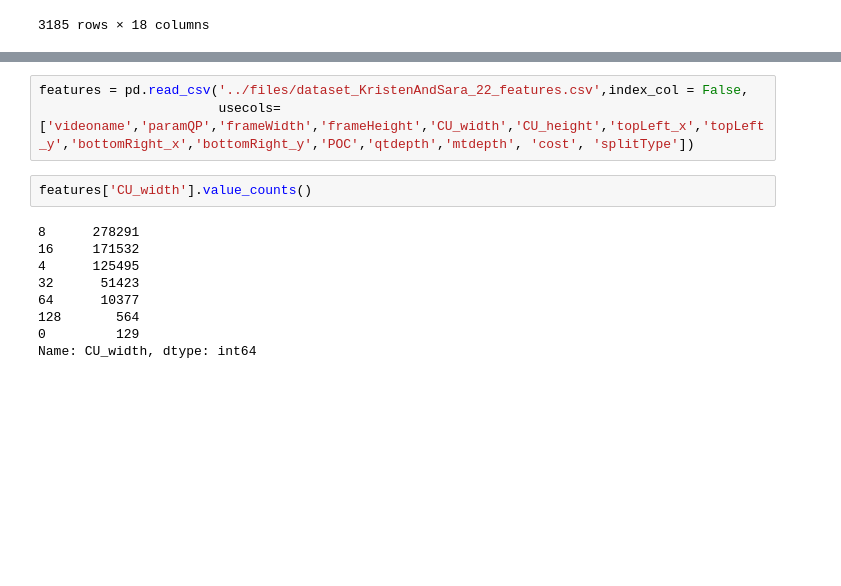
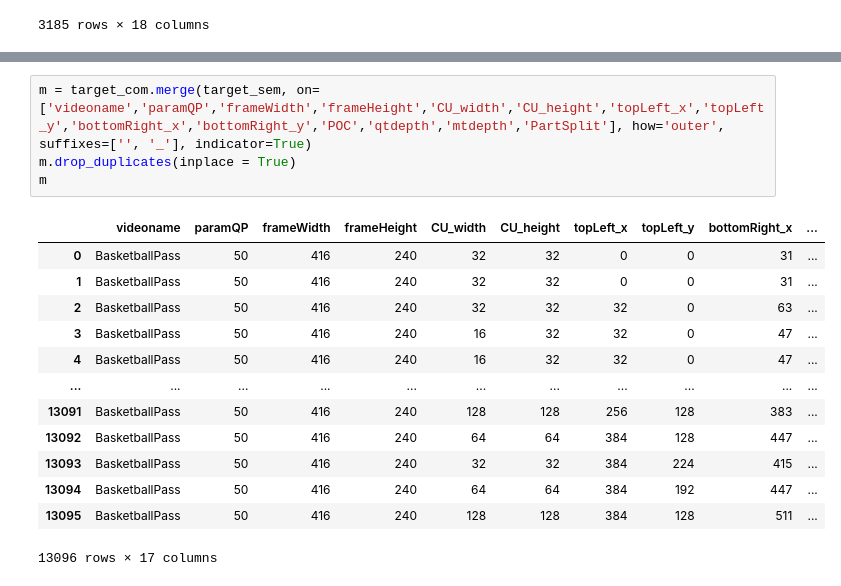
Before and after one commit to mclindino/TCC, a Jupyter notebook: Software/source/Extract_Features_Image.ipynb, the cells around one changed output, grey strips where cells are left out. Drawn from its saved outputs; the diff is of its cells as text; blank space fills up the shorter version.

```diff
--- a/Software/source/Extract_Features_Image.ipynb
+++ b/Software/source/Extract_Features_Image.ipynb
@@ -471,14 +445,18 @@ Name: CU_width, dtype: int64
 # %%
-features = pd.read_csv('../files/dataset_KristenAndSara_22_features.csv',index_col = False,
-                       usecols=['videoname','paramQP','frameWidth','frameHeight','CU_width','CU_height','topLeft_x','topLeft_y','bottomRight_x','bottomRight_y','POC','qtdepth','mtdepth', 'cost', 'splitType'])
+m = target_com.merge(target_sem, on=['videoname','paramQP','frameWidth','frameHeight','CU_width','CU_height','topLeft_x','topLeft_y','bottomRight_x','bottomRight_y','POC','qtdepth','mtdepth','PartSplit'], how='outer', suffixes=['', '_'], indicator=True)
+m.drop_duplicates(inplace = True)
+m
+# %% [output]
+|  | videoname | paramQP | frameWidth | frameHeight | CU_width | CU_height | topLeft_x | topLeft_y | bottomRight_x | ... |
+| 0 | BasketballPass | 50 | 416 | 240 | 32 | 32 | 0 | 0 | 31 | ... |
+| 1 | BasketballPass | 50 | 416 | 240 | 32 | 32 | 0 | 0 | 31 | ... |
+| 2 | BasketballPass | 50 | 416 | 240 | 32 | 32 | 32 | 0 | 63 | ... |
+| 3 | BasketballPass | 50 | 416 | 240 | 16 | 32 | 32 | 0 | 47 | ... |
+| 4 | BasketballPass | 50 | 416 | 240 | 16 | 32 | 32 | 0 | 47 | ... |
+| ... | ... | ... | ... | ... | ... | ... | ... | ... | ... | ... |
+| 13091 | BasketballPass | 50 | 416 | 240 | 128 | 128 | 256 | 128 | 383 | ... |
+| 13092 | BasketballPass | 50 | 416 | 240 | 64 | 64 | 384 | 128 | 447 | ... |
+| 13093 | BasketballPass | 50 | 416 | 240 | 32 | 32 | 384 | 224 | 415 | ... |
+| 13094 | BasketballPass | 50 | 416 | 240 | 64 | 64 | 384 | 192 | 447 | ... |
+| 13095 | BasketballPass | 50 | 416 | 240 | 128 | 128 | 384 | 128 | 511 | ... |
+13096 rows × 17 columns
-# %%
-features['CU_width'].value_counts()
-# %% [output]
-8      278291
-16     171532
-4      125495
-32      51423
-64      10377
-128       564
-0         129
-Name: CU_width, dtype: int64
```
Also changed, not shown: parts of 9 cells of this notebook, 4 other files.
